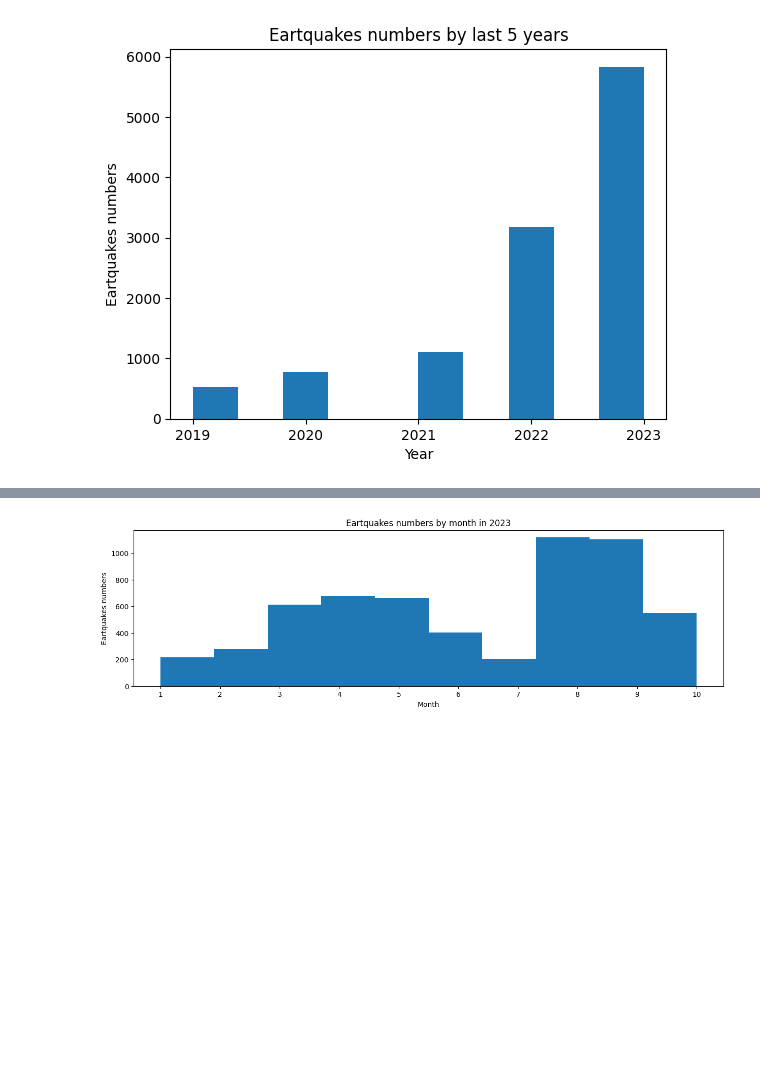
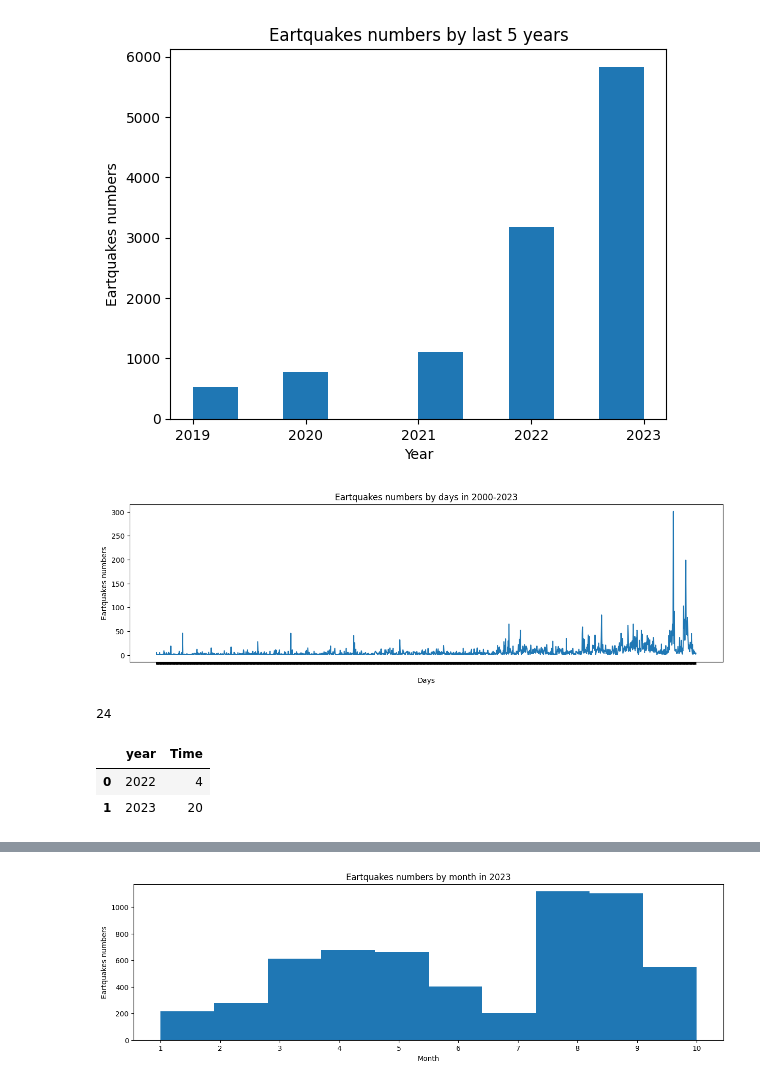
Before and after one commit to Pierfrancesco95/Portfolio, a Jupyter notebook: 03.03_PYTHON_Earthquakes Campi Flegrei/Analisi Terremoti CampiFlegrei.ipynb, the cells around one changed output, grey strips where cells are left out. Saved outputs shown, nothing was run; the diff lists cells and outputs as text; code cells hidden in the pictures; blank space fills up the shorter version.

```diff
--- a/03.03_PYTHON_Earthquakes Campi Flegrei/Analisi Terremoti CampiFlegrei.ipynb
+++ b/03.03_PYTHON_Earthquakes Campi Flegrei/Analisi Terremoti CampiFlegrei.ipynb
@@ -345,3 +348,31 @@ plt.ylabel("Eartquakes numbers")
 plt.show()
 # %% [output]
 [figure]
+# %%
+data = df.groupby('date')['Time'].count().reset_index()
+figure(figsize=(15,4))
+plt.plot(data['date'], data['Time'])
+plt.title("Eartquakes numbers by days in 2000-2023")
+plt.xlabel("Days")
+plt.ylabel("Eartquakes numbers")
+plt.xticks(color='w')
+plt.show()
+# %% [output]
+[figure, added]
+# %%
+# quanti giorni hanno avuto più di 50 terremoti?
+
+df_day_count = df.groupby('date')['Time'].count().reset_index() # creo df con conteggio giornaliero degli eventi
+df_day_count['year']= pd.to_datetime(df_day_count.date).dt.strftime('%Y') #creo colonna
+df_day_count['month']= pd.to_datetime(df_day_count.date).dt.strftime('%m') #creo colonna
+
+len(df_day_count[df_day_count['Time']>=50])
+# %% [output]
+24
+# %%
+# ogni anni quanti giorni ha avuto con più di 50 terremoti?
+df_day_count[df_day_count['Time']>=50].groupby('year')['Time'].count().reset_index()
+# %% [output]
+|  | year | Time |
+| 0 | 2022 | 4 |
+| 1 | 2023 | 20 |
```
Also changed, not shown: parts of 38 cells of this notebook.
